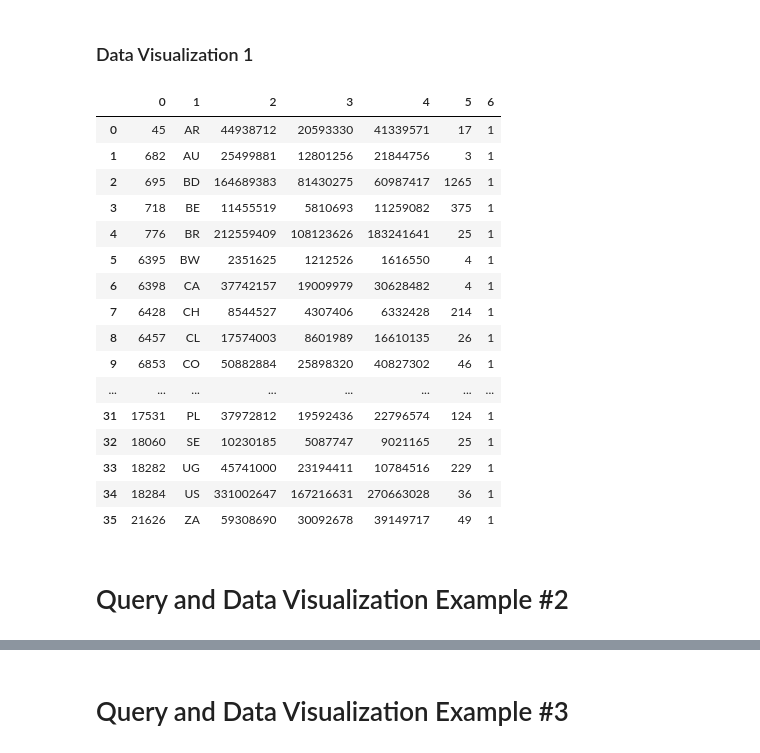
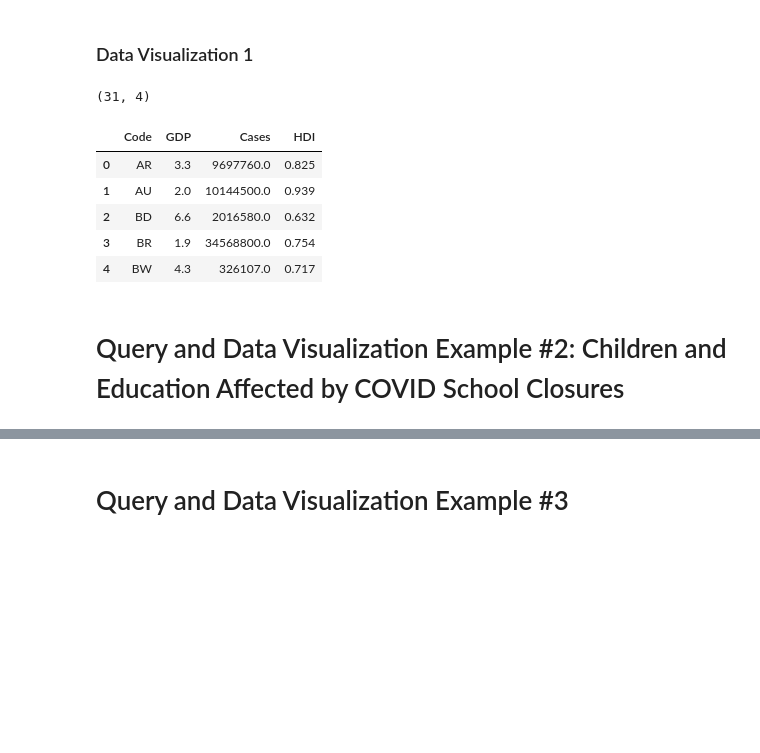
Before and after one commit to vickyvanderwagt/Covid-Economic-Database-and-Insights, a Jupyter notebook: COVID_Impacts.ipynb, the cells around one changed output, grey strips where cells are left out. Cells and saved outputs as stored; diff of their text form; code cells hidden in the pictures; blank space fills up the shorter version.

```diff
--- a/COVID_Impacts.ipynb
+++ b/COVID_Impacts.ipynb
@@ -863,32 +959,36 @@ connection = mysql.connector.connect(
 
 cursor = connection.cursor()
 
-sql_1 = "SELECT * FROM demographics "
+sql_1 = """SELECT
+                c.country_code,
+                g.gdp,
+                e.cumulative_confirmed,
+                d.human_development_index
+            FROM countries c
+                INNER JOIN gdp g ON c.country_name = g.country_name
+                INNER JOIN epidemiology e ON c.country_code = e.country_code
+                INNER JOIN demographics d ON c.country_code = d.country_code
+            WHERE g.Year = 2025
+            ORDER BY c.country_code"""
+
 result_1 = cursor.execute(sql_1)
-result_1_df = pd.DataFrame(cursor.fetchall())
+result_1_df = pd.DataFrame(cursor.fetchall(), columns = ['Code', 'GDP', 'Cases', 'HDI'])
 
 # Close the cursor and connection
 cursor.close()
 connection.close()
 # %% [markdown]
 ### Data Visualization 1
-# %%
-result_1_df.head(50)
-# %% [output]
-|  | 0 | 1 | 2 | 3 | 4 | 5 | 6 |
-| 0 | 45 | AR | 44938712 | 20593330 | 41339571 | 17 | 1 |
-| 1 | 682 | AU | 25499881 | 12801256 | 21844756 | 3 | 1 |
-| 2 | 695 | BD | 164689383 | 81430275 | 60987417 | 1265 | 1 |
-| 3 | 718 | BE | 11455519 | 5810693 | 11259082 | 375 | 1 |
-| 4 | 776 | BR | 212559409 | 108123626 | 183241641 | 25 | 1 |
-| 5 | 6395 | BW | 2351625 | 1212526 | 1616550 | 4 | 1 |
-| 6 | 6398 | CA | 37742157 | 19009979 | 30628482 | 4 | 1 |
-| 7 | 6428 | CH | 8544527 | 4307406 | 6332428 | 214 | 1 |
-| 8 | 6457 | CL | 17574003 | 8601989 | 16610135 | 26 | 1 |
-| 9 | 6853 | CO | 50882884 | 25898320 | 40827302 | 46 | 1 |
-| ... | ... | ... | ... | ... | ... | ... | ... |
-| 31 | 17531 | PL | 37972812 | 19592436 | 22796574 | 124 | 1 |
-| 32 | 18060 | SE | 10230185 | 5087747 | 9021165 | 25 | 1 |
-| 33 | 18282 | UG | 45741000 | 23194411 | 10784516 | 229 | 1 |
-| 34 | 18284 | US | 331002647 | 167216631 | 270663028 | 36 | 1 |
-| 35 | 21626 | ZA | 59308690 | 30092678 | 39149717 | 49 | 1 |
+# %%
+result_1_df.shape
+# %% [output]
+(31, 4)
+# %%
+result_1_df.head()
+# %% [output]
+|  | Code | GDP | Cases | HDI |
+| 0 | AR | 3.3 | 9697760.0 | 0.825 |
+| 1 | AU | 2.0 | 10144500.0 | 0.939 |
+| 2 | BD | 6.6 | 2016580.0 | 0.632 |
+| 3 | BR | 1.9 | 34568800.0 | 0.754 |
+| 4 | BW | 4.3 | 326107.0 | 0.717 |
@@ -895,5 +1000,5 @@ result_1_df.head(50)
 # %% [markdown]
-# Query and Data Visualization Example #2
+# Query and Data Visualization Example #2: Children and Education Affected by COVID School Closures
 # %%
 # Connect to Database server
 connection = mysql.connector.connect(
```
Also changed, not shown: parts of 28 cells of this notebook.
